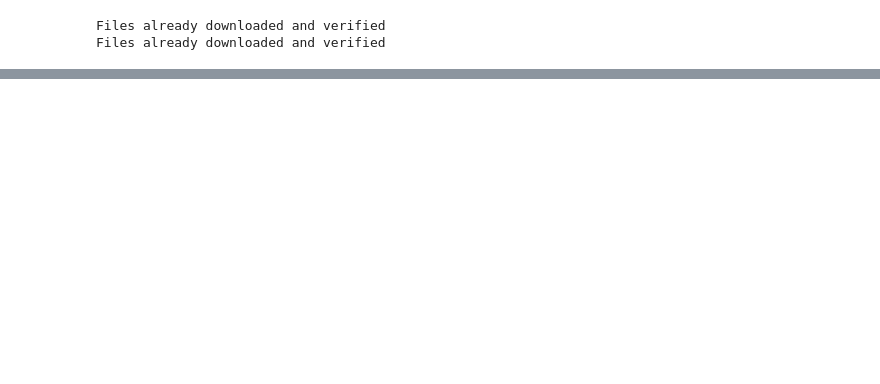
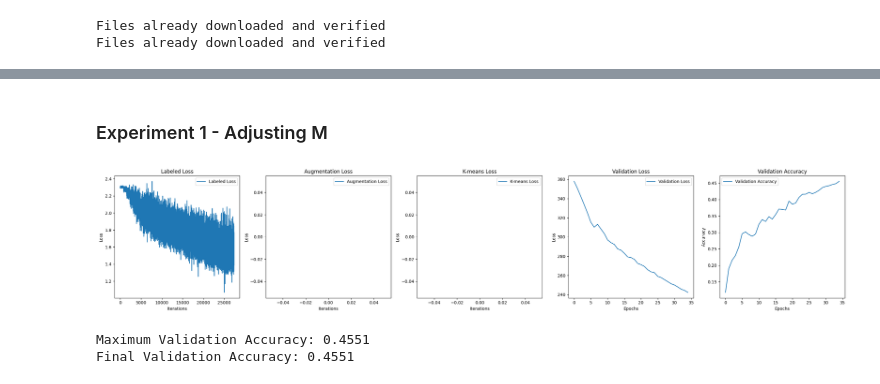
Before and after one commit to tejas-srikanth/Semi-Supervised-Learning, a Jupyter notebook: kmeans_cluster.ipynb, the cells around one changed output, grey strips where cells are left out. Cells and saved outputs as stored; diff of their text form; code cells hidden in the pictures; blank space fills up the shorter version.

```diff
--- a/kmeans_cluster.ipynb
+++ b/kmeans_cluster.ipynb
@@ -83,4 +218,0 @@ class SimpleCNN(nn.Module):
-# %%
-model = SimpleCNN()
-optim = optim.Adam(model.parameters(), lr=0.001)
-criterion = nn.CrossEntropyLoss()
@@ -185,0 +493,2 @@ Epoch: 12/10, Correct: 0.7492, Loss: 0.0021845772862434387
+# %% [markdown]
+### Experiment 1 - Adjusting M
@@ -185,0 +499,11 @@ Epoch: 12/10, Correct: 0.7492, Loss: 0.0021845772862434387
+# %%
+lab0, aug0, kmeans0, validloss0, validcorrect0 = train(M=0, epochs=35)
+plot_metrics(lab0, aug0, kmeans0, validloss0, validcorrect0)
+
+## Reproduce validation results:
+# model.load_state_dict(torch.load(f'models/SSL_model_0_0.25.pth'))
+# test(model, testloader, device)
+# %% [output]
+[figure, added]
+Maximum Validation Accuracy: 0.4551
+Final Validation Accuracy: 0.4551
```
Also changed, not shown: parts of 53 cells of this notebook.
